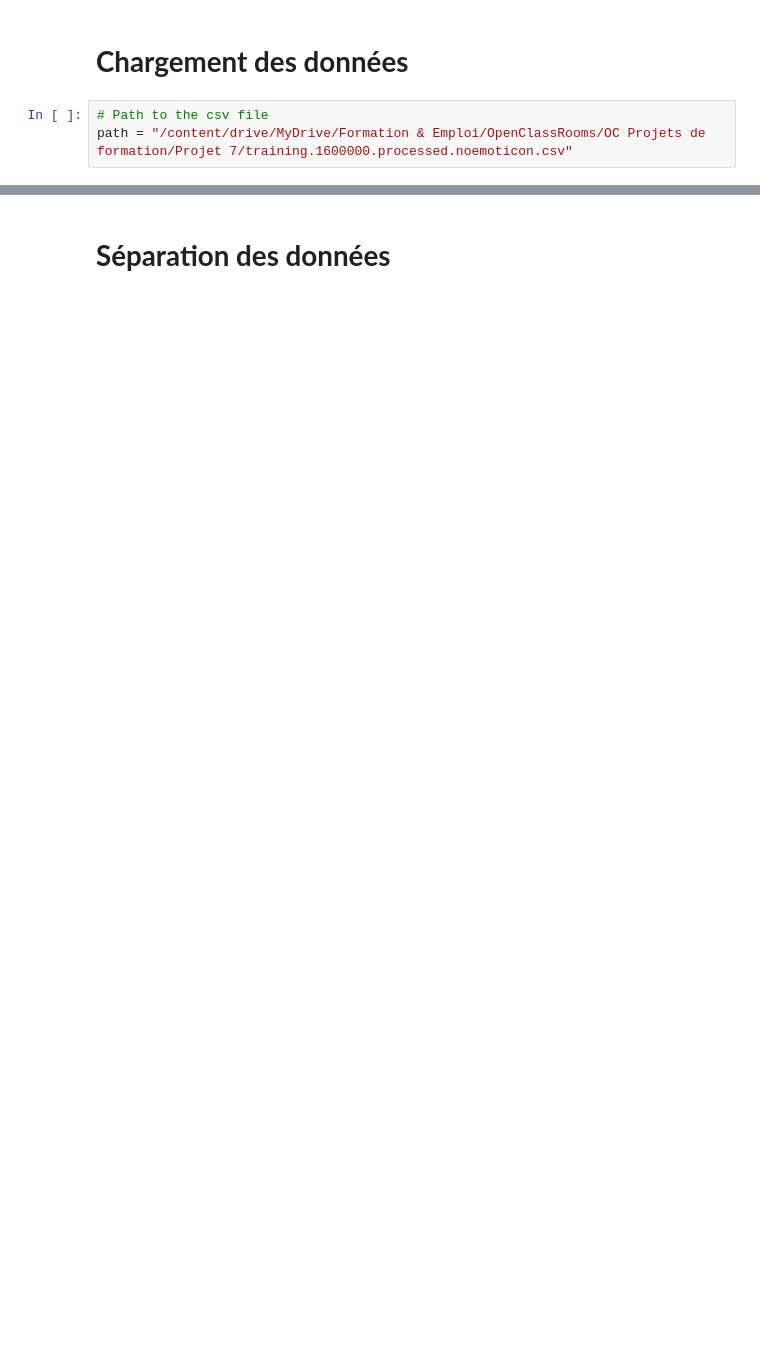
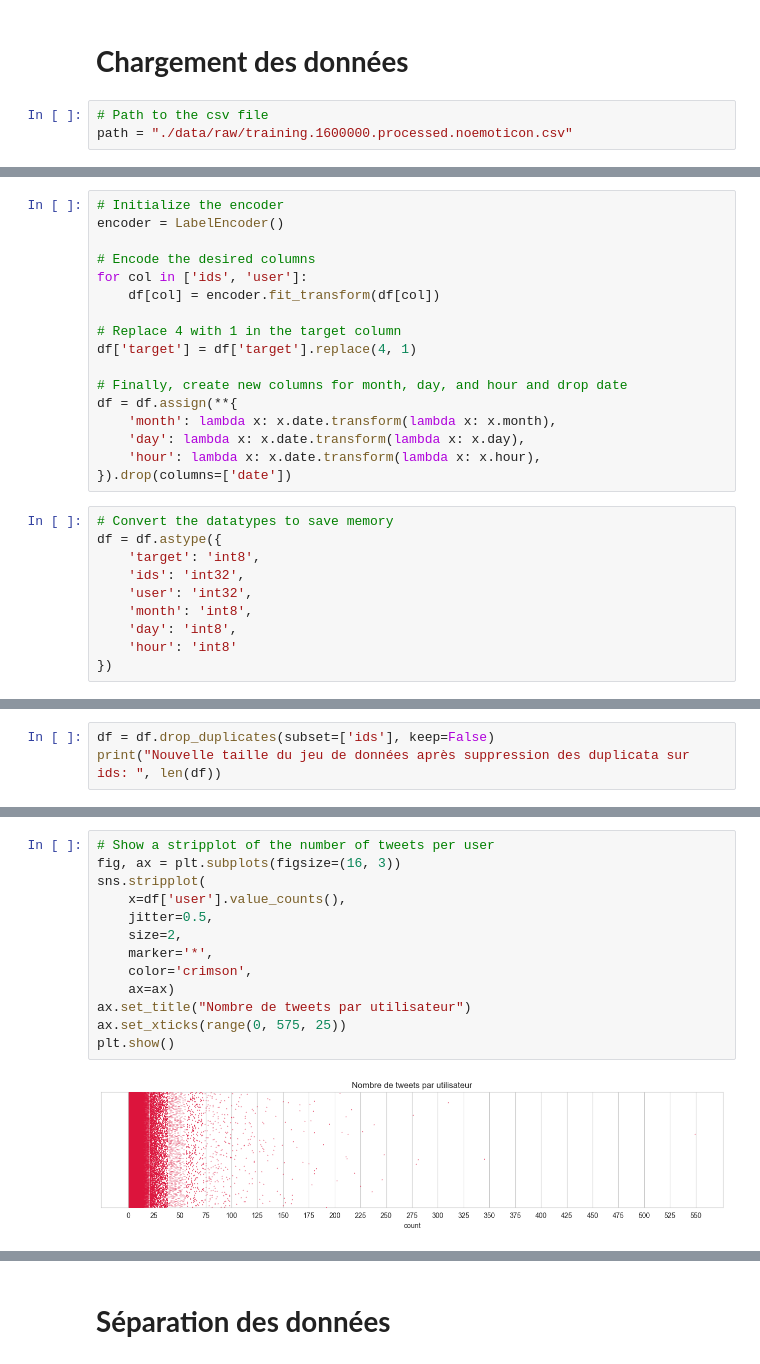
Before and after one commit to Hedredo/dagshub_p7, a Jupyter notebook: exploration.ipynb, the cells around one changed output, grey strips where cells are left out. Saved outputs shown, nothing was run; the diff lists cells and outputs as text; blank space fills up the shorter version.

```diff
--- a/exploration.ipynb
+++ b/exploration.ipynb
@@ -98,7 +66,7 @@ order to load all the package's dependencies. You can do this by selecting the
 # **Chargement des données**
 # %%
 # Path to the csv file
-path = "/content/drive/MyDrive/Formation & Emploi/OpenClassRooms/OC Projets de formation/Projet 7/training.1600000.processed.noemoticon.csv"
+path = "./data/raw/training.1600000.processed.noemoticon.csv"
 # %%
 # Read the file
 df = pd.read_csv(
@@ -148,0 +96,27 @@ memory usage: 73.2+ MB
+# %%
+# Initialize the encoder
+encoder = LabelEncoder()
+
+# Encode the desired columns
+for col in ['ids', 'user']:
+    df[col] = encoder.fit_transform(df[col])
+
+# Replace 4 with 1 in the target column
+df['target'] = df['target'].replace(4, 1)
+
+# Finally, create new columns for month, day, and hour and drop date
+df = df.assign(**{
+    'month': lambda x: x.date.transform(lambda x: x.month),
+    'day': lambda x: x.date.transform(lambda x: x.day),
+    'hour': lambda x: x.date.transform(lambda x: x.hour),
+}).drop(columns=['date'])
+# %%
+# Convert the datatypes to save memory
+df = df.astype({
+    'target': 'int8',
+    'ids': 'int32',
+    'user': 'int32',
+    'month': 'int8',
+    'day': 'int8',
+    'hour': 'int8'
+})
@@ -148,0 +151,3 @@ memory usage: 73.2+ MB
+# %%
+df = df.drop_duplicates(subset=['ids'], keep=False)
+print("Nouvelle taille du jeu de données après suppression des duplicata sur ids: ", len(df))
@@ -148,0 +186,15 @@ memory usage: 73.2+ MB
+# %%
+# Show a stripplot of the number of tweets per user
+fig, ax = plt.subplots(figsize=(16, 3))
+sns.stripplot(
+    x=df['user'].value_counts(),
+    jitter=0.5,
+    size=2,
+    marker='*',
+    color='crimson',
+    ax=ax)
+ax.set_title("Nombre de tweets par utilisateur")
+ax.set_xticks(range(0, 575, 25))
+plt.show()
+# %% [output]
+[figure, added]
```
Also changed, not shown: parts of 33 cells of this notebook.
